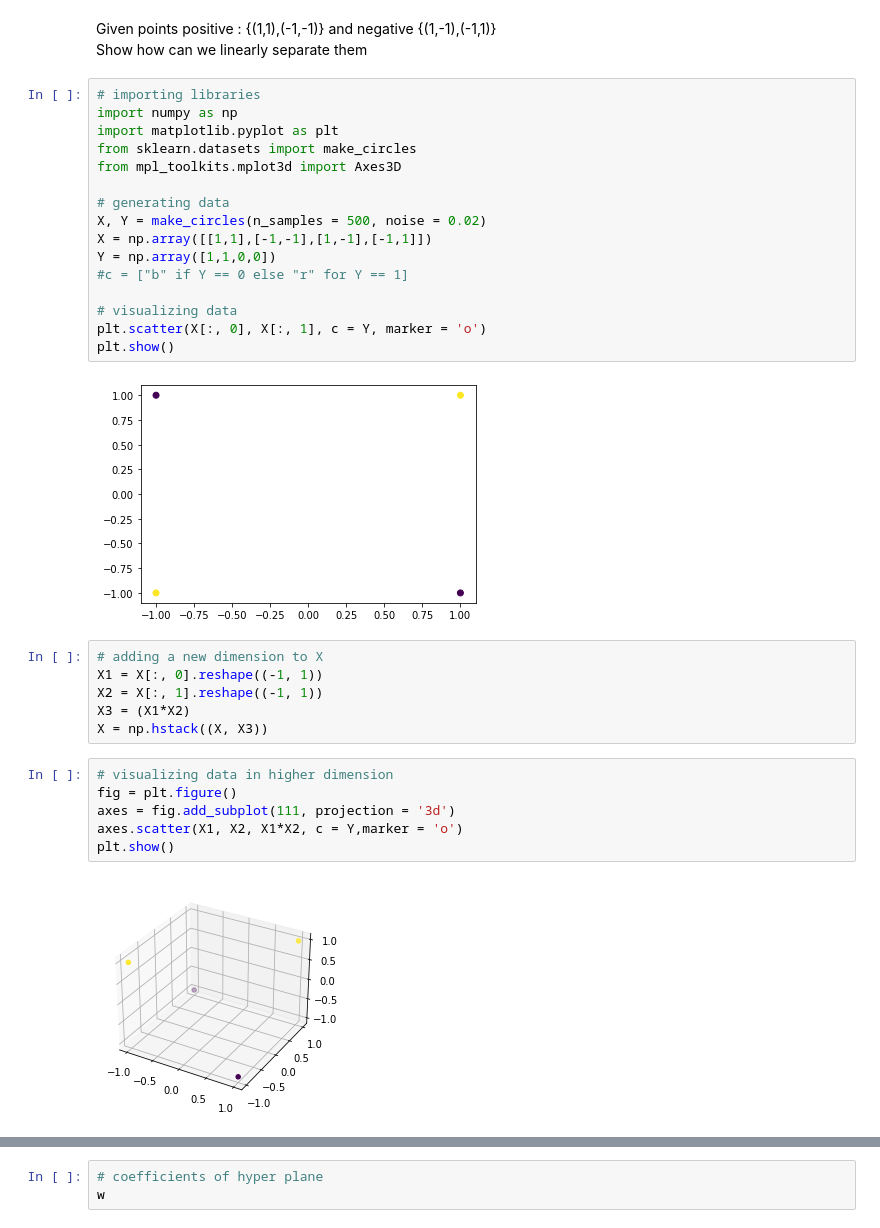
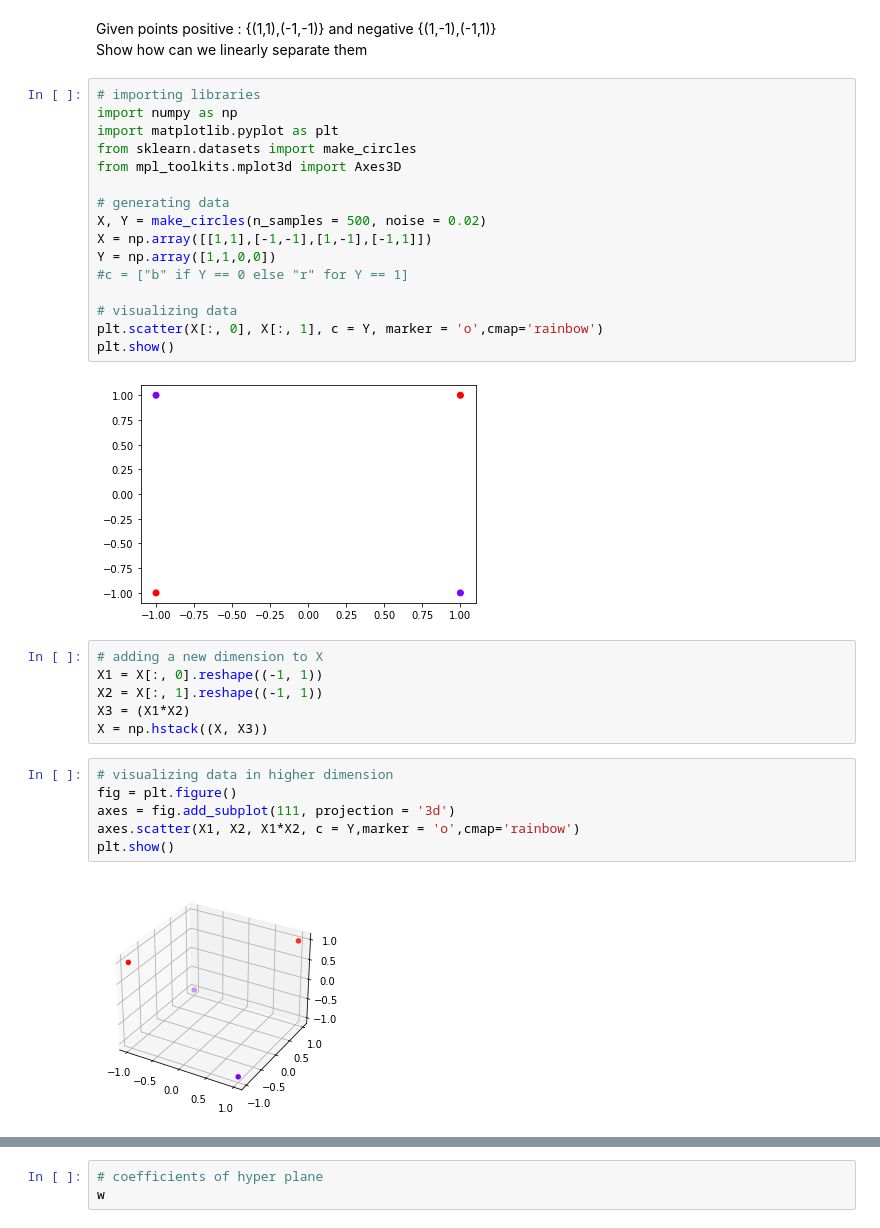
Before and after one commit to sharmasapna/machine-learning, a Jupyter notebook: hyperplane-for-linearly-non-separable-data.ipynb, the cells around one changed output, grey strips where cells are left out. Drawn from its saved outputs; the diff is of its cells as text.

```diff
--- a/hyperplane-for-linearly-non-separable-data.ipynb
+++ b/hyperplane-for-linearly-non-separable-data.ipynb
@@ -4,21 +4,21 @@ Show how can we linearly separate them
 # %%
 # importing libraries
 import numpy as np
 import matplotlib.pyplot as plt
 from sklearn.datasets import make_circles
 from mpl_toolkits.mplot3d import Axes3D
 
 # generating data
 X, Y = make_circles(n_samples = 500, noise = 0.02)
 X = np.array([[1,1],[-1,-1],[1,-1],[-1,1]])
 Y = np.array([1,1,0,0])
 #c = ["b" if Y == 0 else "r" for Y == 1]
 
 # visualizing data
-plt.scatter(X[:, 0], X[:, 1], c = Y, marker = 'o')
+plt.scatter(X[:, 0], X[:, 1], c = Y, marker = 'o',cmap='rainbow')
 plt.show()
 # %% [output]
-[figure, old version]
+[figure, new version]
 # %%
 # adding a new dimension to X
 X1 = X[:, 0].reshape((-1, 1))
@@ -29,10 +29,10 @@ X = np.hstack((X, X3))
 # visualizing data in higher dimension
 fig = plt.figure()
 axes = fig.add_subplot(111, projection = '3d')
-axes.scatter(X1, X2, X1*X2, c = Y,marker = 'o')
+axes.scatter(X1, X2, X1*X2, c = Y,marker = 'o',cmap='rainbow')
 plt.show()
 # %% [output]
-[figure, old version]
+[figure, new version]
 # %%
 # create support vector classifier using a linear kernel
 from sklearn import svm
```
Also changed, not shown: parts of 1 cell of this notebook.
